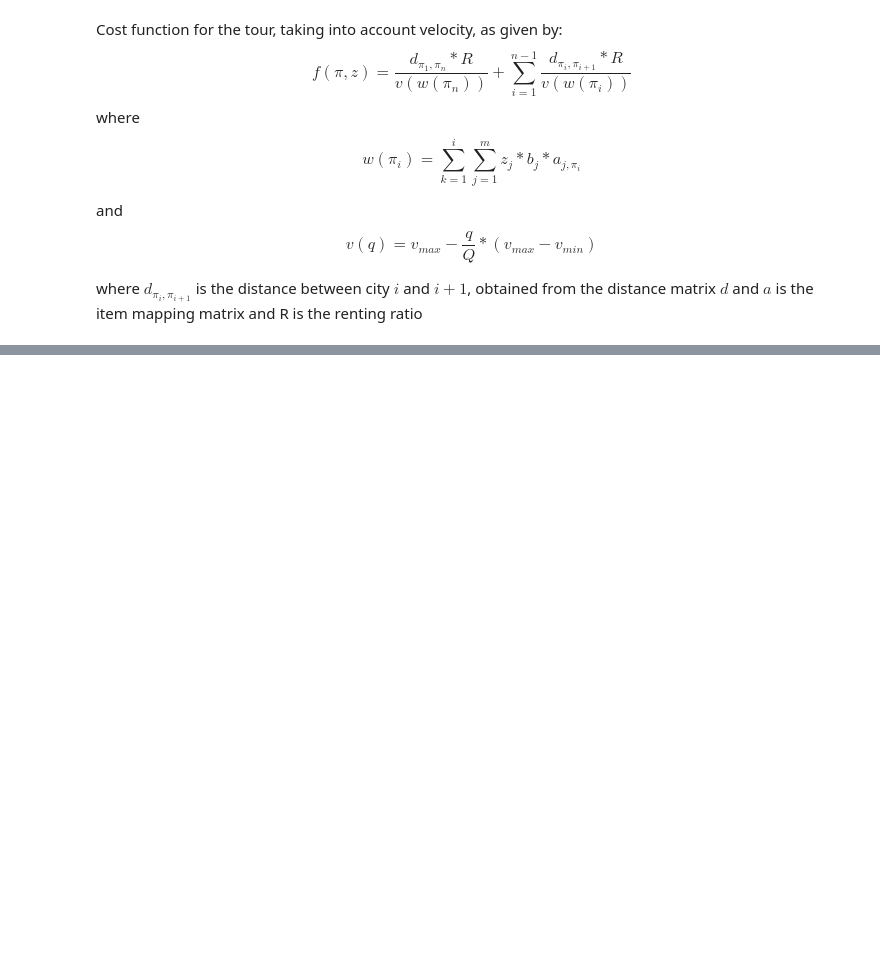
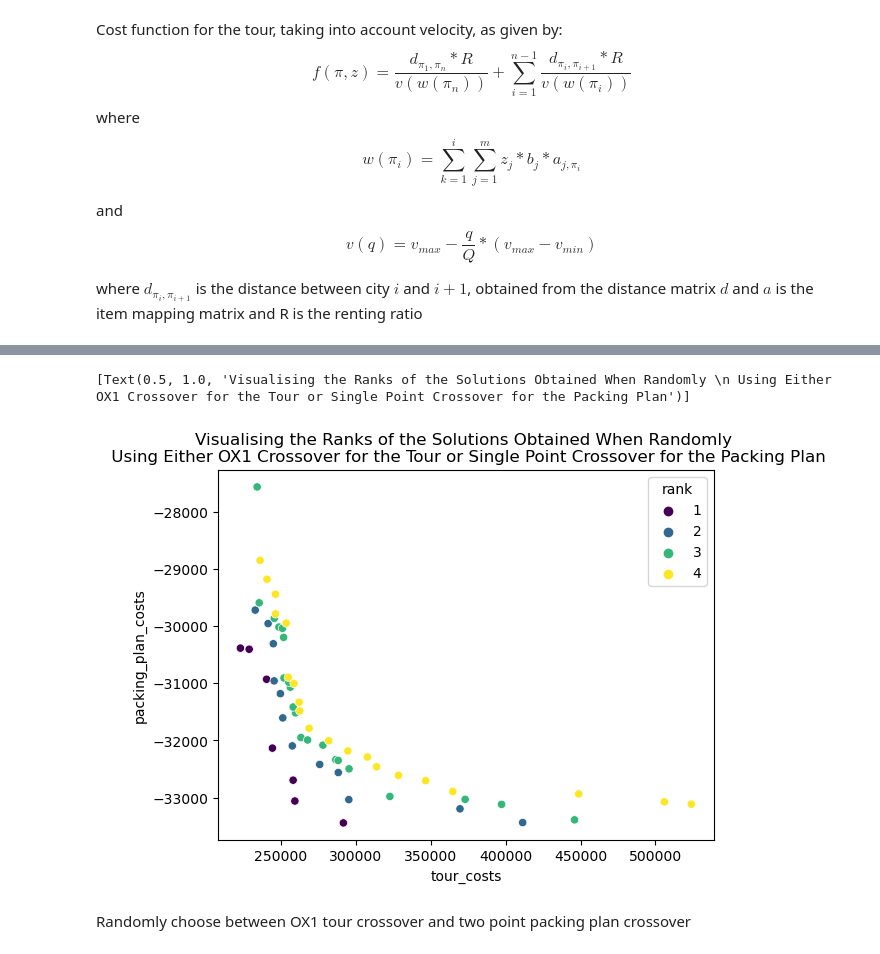
Before and after one commit to Coreopsis-cyber/Travelling-Thief-Problem, a Jupyter notebook: code/TTP_solver.ipynb, the cells around one changed output, grey strips where cells are left out. Saved outputs shown, nothing was run; the diff lists cells and outputs as text; code cells hidden in the pictures; blank space fills up the shorter version.

```diff
--- a/code/TTP_solver.ipynb
+++ b/code/TTP_solver.ipynb
@@ -1123,0 +1246,2 @@ def nearest_neighbour_2opt(distance_matrix):
+# %%
+a280_n279_cross_type_OX1_single_point_exp_end_populations = pd.read_csv('../experimental_data/a280_n279_cross_type_OX1_single_point_exp_end_populations.csv', sep = ";")
@@ -1123,0 +1257,11 @@ def nearest_neighbour_2opt(distance_matrix):
+# %%
+sns.scatterplot(x = a280_n279_cross_type_OX1_single_point_exp_end_populations["tour_costs"],
+                y = a280_n279_cross_type_OX1_single_point_exp_end_populations["packing_plan_costs"] * -1,
+                hue = a280_n279_cross_type_OX1_single_point_exp_end_populations["rank"],
+                palette="viridis"
+                ).set(title = "Visualising the Ranks of the Solutions Obtained When Randomly \n Using Either OX1 Crossover for the Tour or Single Point Crossover for the Packing Plan")
+# %% [output]
+[Text(0.5, 1.0, 'Visualising the Ranks of the Solutions Obtained When Randomly \n Using Either OX1 Crossover for the Tour or Single Point Crossover for the Packing Plan')]
+[figure, added]
+# %% [markdown]
+Randomly choose between OX1 tour crossover and two point packing plan crossover
```
Also changed, not shown: parts of 156 cells of this notebook, 9 other files.
